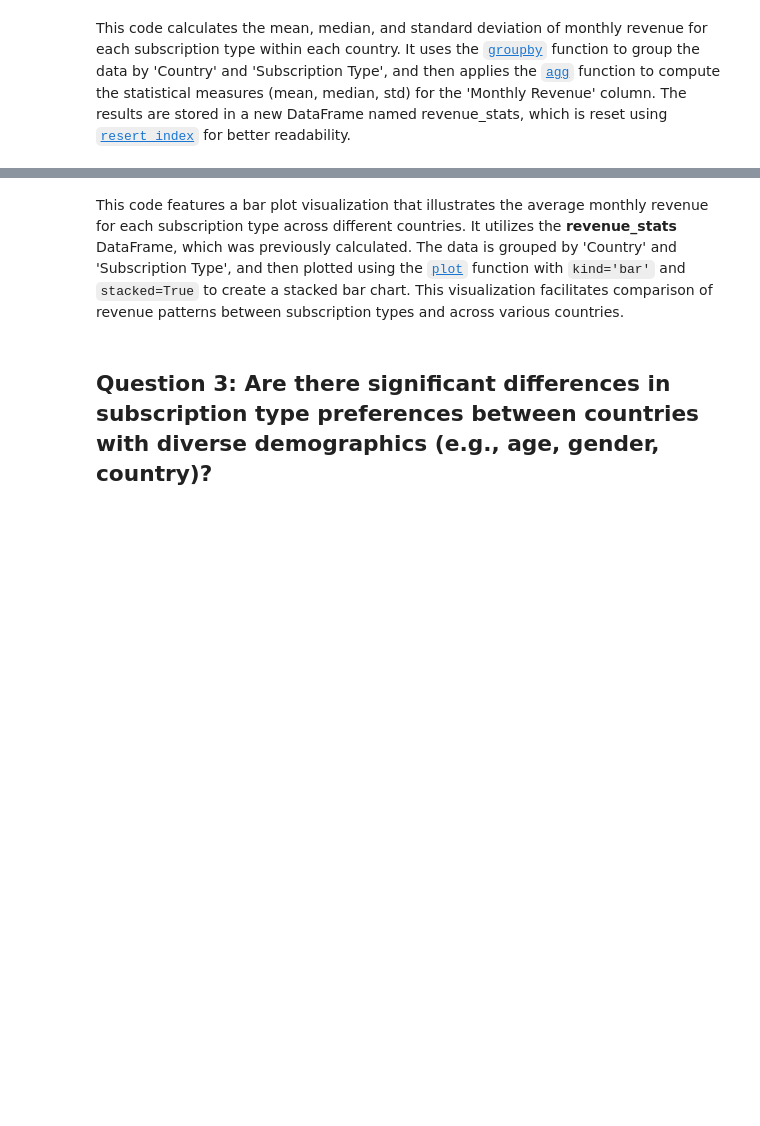
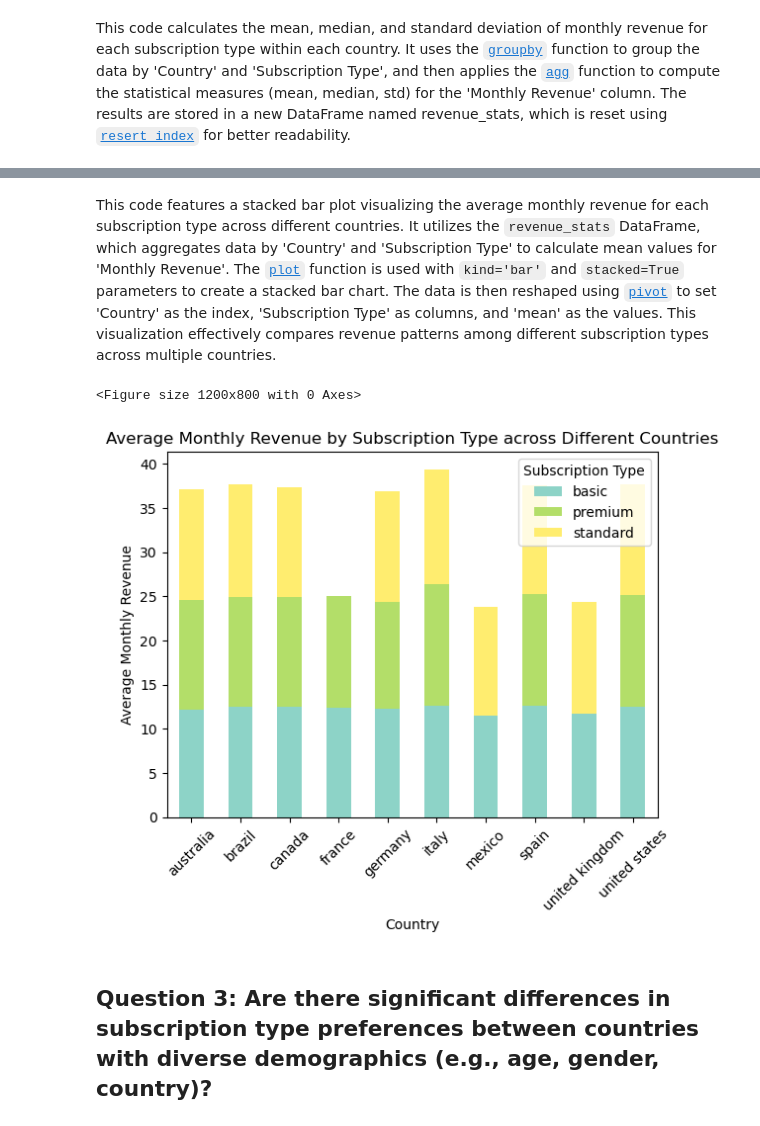
Before and after one commit to mcap114/CSMODEL-MCO, a Jupyter notebook: CSMODEL Group 8.ipynb, the cells around one changed output, grey strips where cells are left out. Cells and saved outputs as stored; diff of their text form; code cells hidden in the pictures; blank space fills up the shorter version.

```diff
--- a/CSMODEL Group 8.ipynb
+++ b/CSMODEL Group 8.ipynb
@@ -300,16 +306,19 @@ Measures of Central Tendency and Dispersion for Monthly Revenue by Subscription
 # %% [markdown]
-This code features a bar plot visualization that illustrates the average monthly revenue for each subscription type across different countries. It utilizes the **revenue_stats** DataFrame, which was previously calculated. The data is grouped by 'Country' and 'Subscription Type', and then plotted using the [`plot`](https://pandas.pydata.org/docs/reference/api/pandas.Series.plot.html) function with `kind='bar'` and `stacked=True` to create a stacked bar chart. This visualization facilitates comparison of revenue patterns between subscription types and across various countries.
+This code features a stacked bar plot visualizing the average monthly revenue for each subscription type across different countries. It utilizes the  `revenue_stats` DataFrame, which aggregates data by 'Country' and 'Subscription Type' to calculate mean values for 'Monthly Revenue'. The [`plot`](https://pandas.pydata.org/docs/reference/api/pandas.Series.plot.html) function is used with `kind='bar'` and `stacked=True` parameters to create a stacked bar chart. The data is then reshaped using [`pivot`](https://pandas.pydata.org/docs/reference/api/pandas.Series.pivot.html) to set 'Country' as the index, 'Subscription Type' as columns, and 'mean' as the values. This visualization effectively compares revenue patterns among different subscription types across multiple countries.
 # %%
 # Plotting the grouped bar plot for average monthly revenue by subscription type across different countries
 plt.figure(figsize=(12, 8))
-revenue_stats.plot(kind='bar', stacked=True, colormap='Set2')
+revenue_stats.pivot(index='Country', columns='Subscription Type', values='mean').plot(kind='bar', stacked=True, colormap='Set3')
 
 plt.title('Average Monthly Revenue by Subscription Type across Different Countries')
 plt.xlabel('Country')
 plt.ylabel('Average Monthly Revenue')
 plt.xticks(rotation=45)
 plt.legend(title='Subscription Type')
 plt.show()
+# %% [output]
+<Figure size 1200x800 with 0 Axes>
+[figure, added]
 # %% [markdown]
 ## Question 3: Are there significant differences in subscription type preferences between countries with diverse demographics (e.g., age, gender, country)?
 # %% [markdown]
```
Also changed, not shown: parts of 4 cells of this notebook.
